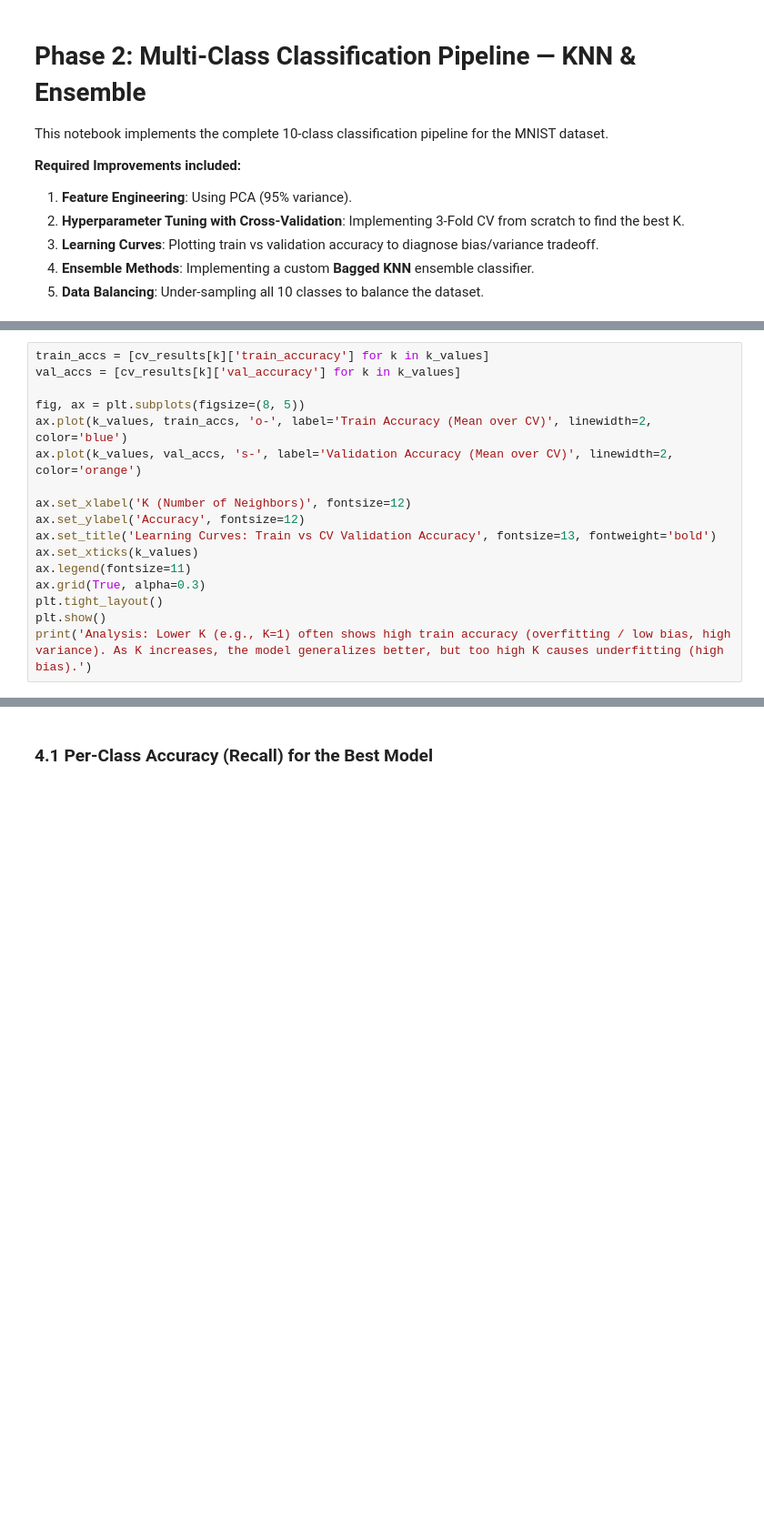
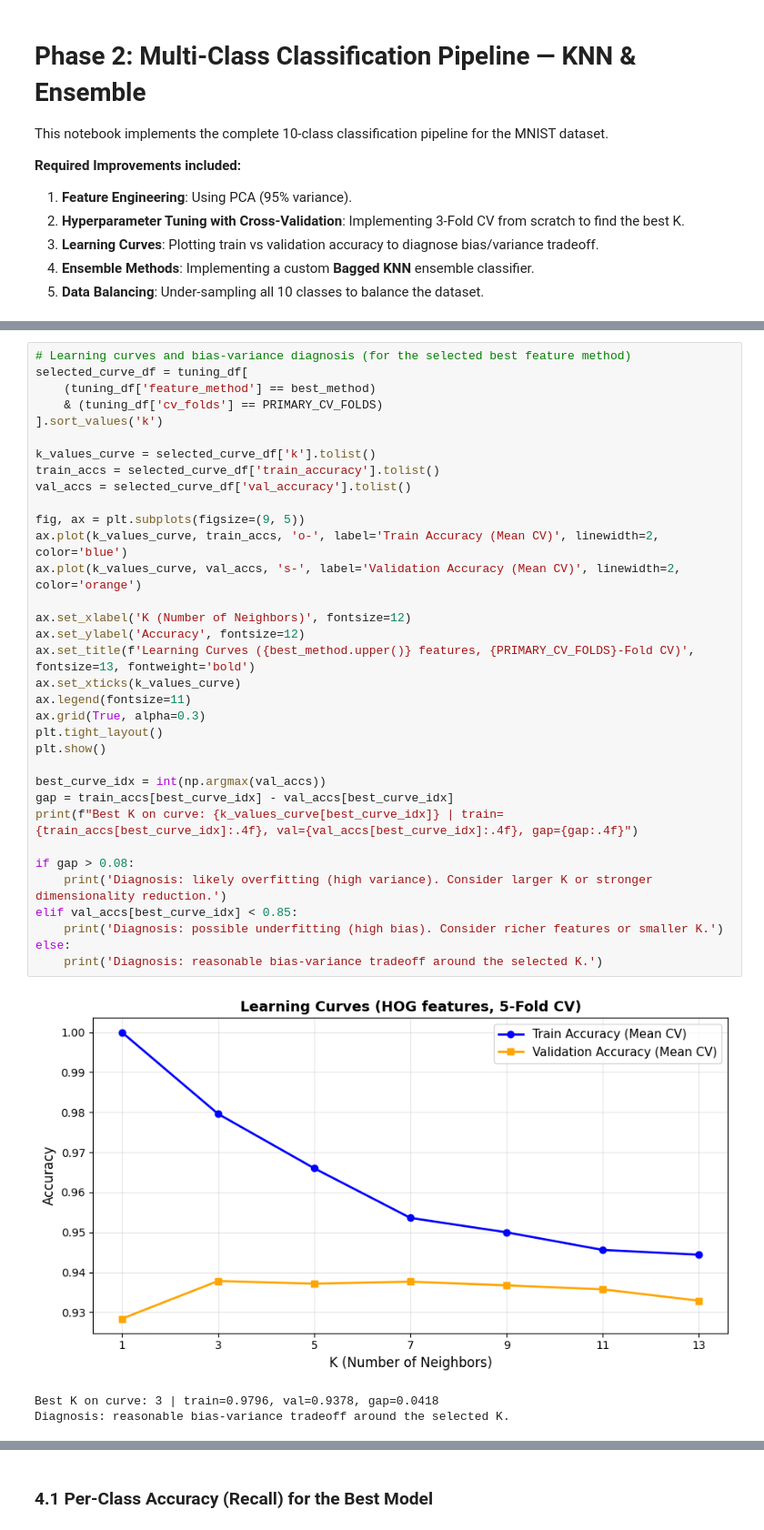
Before and after one commit to Ahmed-Fahmy00/Mnist-Classification, a Jupyter notebook: src/pipelines/phase2_knn.ipynb, the cells around one changed output, grey strips where cells are left out. Shown at 91% size. Cells and saved outputs as stored; diff of their text form; blank space fills up the shorter version.

```diff
--- a/src/pipelines/phase2_knn.ipynb
+++ b/src/pipelines/phase2_knn.ipynb
@@ -93,17 +253,38 @@ KeyboardInterrupt:
 # %%
-train_accs = [cv_results[k]['train_accuracy'] for k in k_values]
-val_accs = [cv_results[k]['val_accuracy'] for k in k_values]
+# Learning curves and bias-variance diagnosis (for the selected best feature method)
+selected_curve_df = tuning_df[
+    (tuning_df['feature_method'] == best_method)
+    & (tuning_df['cv_folds'] == PRIMARY_CV_FOLDS)
+].sort_values('k')
 
-fig, ax = plt.subplots(figsize=(8, 5))
-ax.plot(k_values, train_accs, 'o-', label='Train Accuracy (Mean over CV)', linewidth=2, color='blue')
-ax.plot(k_values, val_accs, 's-', label='Validation Accuracy (Mean over CV)', linewidth=2, color='orange')
+k_values_curve = selected_curve_df['k'].tolist()
+train_accs = selected_curve_df['train_accuracy'].tolist()
+val_accs = selected_curve_df['val_accuracy'].tolist()
+
+fig, ax = plt.subplots(figsize=(9, 5))
+ax.plot(k_values_curve, train_accs, 'o-', label='Train Accuracy (Mean CV)', linewidth=2, color='blue')
+ax.plot(k_values_curve, val_accs, 's-', label='Validation Accuracy (Mean CV)', linewidth=2, color='orange')
 
 ax.set_xlabel('K (Number of Neighbors)', fontsize=12)
 ax.set_ylabel('Accuracy', fontsize=12)
-ax.set_title('Learning Curves: Train vs CV Validation Accuracy', fontsize=13, fontweight='bold')
-ax.set_xticks(k_values)
+ax.set_title(f'Learning Curves ({best_method.upper()} features, {PRIMARY_CV_FOLDS}-Fold CV)', fontsize=13, fontweight='bold')
+ax.set_xticks(k_values_curve)
 ax.legend(fontsize=11)
 ax.grid(True, alpha=0.3)
 plt.tight_layout()
 plt.show()
-print('Analysis: Lower K (e.g., K=1) often shows high train accuracy (overfitting / low bias, high variance). As K increases, the model generalizes better, but too high K causes underfitting (high bias).')
+
+best_curve_idx = int(np.argmax(val_accs))
+gap = train_accs[best_curve_idx] - val_accs[best_curve_idx]
+print(f"Best K on curve: {k_values_curve[best_curve_idx]} | train={train_accs[best_curve_idx]:.4f}, val={val_accs[best_curve_idx]:.4f}, gap={gap:.4f}")
+
+if gap > 0.08:
+    print('Diagnosis: likely overfitting (high variance). Consider larger K or stronger dimensionality reduction.')
+elif val_accs[best_curve_idx] < 0.85:
+    print('Diagnosis: possible underfitting (high bias). Consider richer features or smaller K.')
+else:
+    print('Diagnosis: reasonable bias-variance tradeoff around the selected K.')
+# %% [output]
+[figure, added]
+Best K on curve: 3 | train=0.9796, val=0.9378, gap=0.0418
+Diagnosis: reasonable bias-variance tradeoff around the selected K.
```
Also changed, not shown: parts of 32 cells of this notebook, 2 other files.
